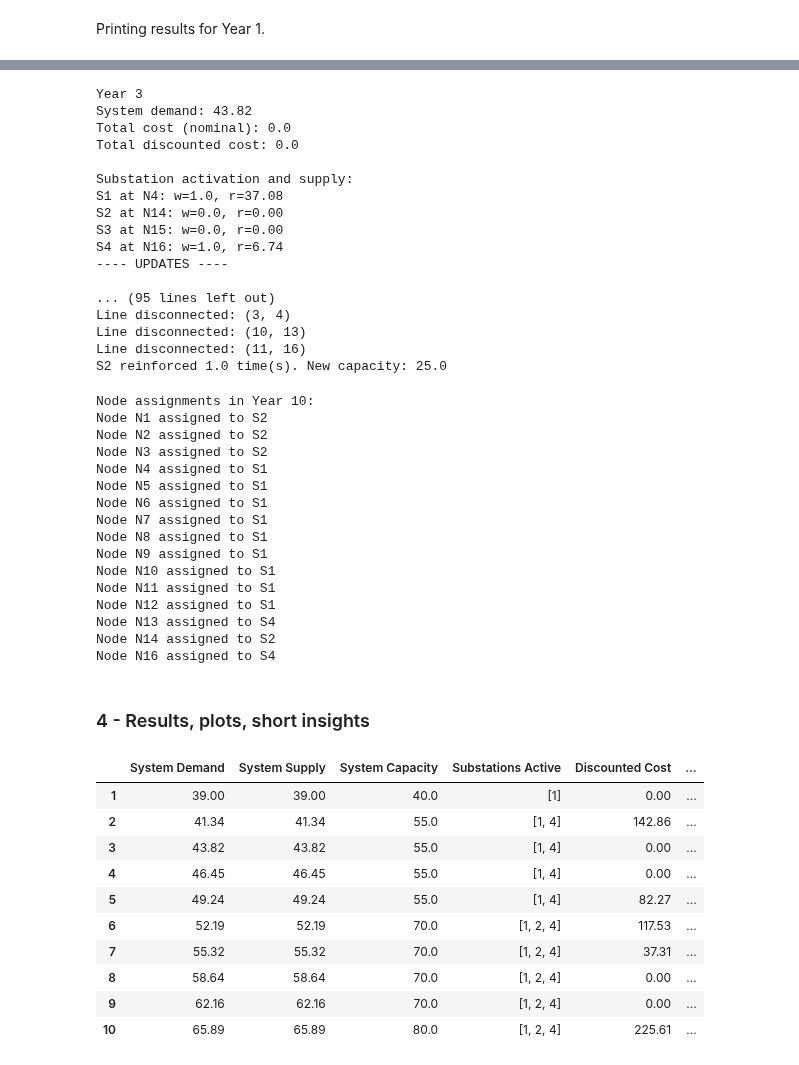
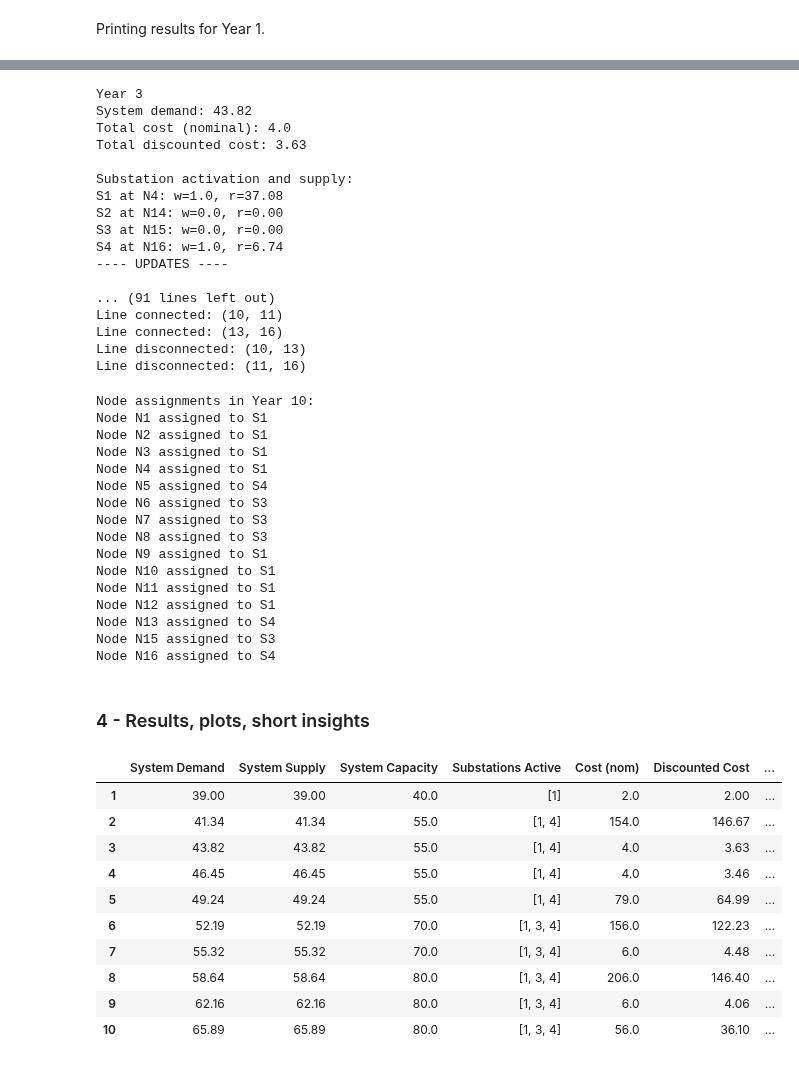
Before and after one commit to hubertprz/46750-optimization-assignment-2, a Jupyter notebook: model_1.ipynb, the cells around one changed output, grey strips where cells are left out. Saved outputs shown, nothing was run; the diff lists cells and outputs as text; code cells hidden in the pictures.

```diff
--- a/model_1.ipynb
+++ b/model_1.ipynb
@@ -232,6 +236,7 @@ For simplification purposes, the model does not take into account the capacity o
 # %% [markdown]
 ### 3 - Solve the optimization problem
 # %%
+C_OPEX = 2  # Operational cost per substation
 R = 10      # Size of a single capacity reinforcement
 B = 550     # Annual budget (nominal)
 dr = 0.05   # Discount rate
@@ -241,7 +246,7 @@ results = {} # Storing yearly results
 system_demand = {} # Also storing system demand (part of deterministic input)
 system_demand[1] = list(DistributionNetwork.load_capacity.values())
 
-solution = solve_network(DistributionNetwork, R, B, dr, Y, OutputFlag=1) # Solve
+solution = solve_network(DistributionNetwork, R, B, C_OPEX, dr, Y, OutputFlag=1) # Solve
 DistributionNetwork.update_initial_conditions(solution['w'], solution['x'], solution['z'], R)  # Update initial conditions for next time period
 results[f"Y{Y}"] = solution
 # %% [output]
@@ -299,7 +304,7 @@ for load, demand in DistributionNetwork.load_capacity.items():
 system_demand[2] = list(DistributionNetwork.load_capacity.values()) # Storing total system demand for Year 2
 # %%
 # Solving the problem
-solution_2 = solve_network(DistributionNetwork, R, B, dr, 2)
+solution_2 = solve_network(DistributionNetwork, R, B, C_OPEX, dr, 2)
 
 results[f"Y2"] = solution_2
 
@@ -331,8 +336,7 @@ for y in range(3,11,1):
         DistributionNetwork.load_capacity[load] = (1 + demand_rate) * demand    # Increase demand
     system_demand[y] = list(DistributionNetwork.load_capacity.values())
 
-    sol = solve_network(DistributionNetwork, R, B, dr, y)                       # Solve
-
+    sol = solve_network(DistributionNetwork, R, B, C_OPEX, dr, y)               # Solve
     results[f"Y{y}"] = sol                                                      # Store results
 
     print(f"\nYear {y}")
@@ -341,8 +345,8 @@ for y in range(3,11,1):
 # %% [output]
 Year 3
 System demand: 43.82
-Total cost (nominal): 0.0
-Total discounted cost: 0.0
+Total cost (nominal): 4.0
+Total discounted cost: 3.63
 
 Substation activation and supply:
 S1 at N4: w=1.0, r=37.08
@@ -351,11 +355,11 @@ S3 at N15: w=0.0, r=0.00
 S4 at N16: w=1.0, r=6.74
 ---- UPDATES ----
 
-... (95 lines left out)
-Line disconnected: (3, 4)
+... (91 lines left out)
+Line connected: (10, 11)
+Line connected: (13, 16)
 Line disconnected: (10, 13)
 Line disconnected: (11, 16)
-S2 reinforced 1.0 time(s). New capacity: 25.0
 # %%
 # Node assignment in Year 10
 S = list(np.arange(1, len(DistributionNetwork.SUBSTATIONS)+1))
@@ -367,50 +371,51 @@ for n in N:
             print(f"Node {DistributionNetwork.NODES[n-1]} assigned to {DistributionNetwork.SUBSTATIONS[s-1].id}")
 # %% [output]
 Node assignments in Year 10:
-Node N1 assigned to S2
-Node N2 assigned to S2
-Node N3 assigned to S2
+Node N1 assigned to S1
+Node N2 assigned to S1
+Node N3 assigned to S1
 Node N4 assigned to S1
-Node N5 assigned to S1
-Node N6 assigned to S1
-Node N7 assigned to S1
-Node N8 assigned to S1
+Node N5 assigned to S4
+Node N6 assigned to S3
+Node N7 assigned to S3
+Node N8 assigned to S3
 Node N9 assigned to S1
 Node N10 assigned to S1
 Node N11 assigned to S1
 Node N12 assigned to S1
 Node N13 assigned to S4
-Node N14 assigned to S2
+Node N15 assigned to S3
 Node N16 assigned to S4
 # %% [markdown]
 ### 4 - Results, plots, short insights
 # %%
 # Create a DataFrame
 years = np.arange(1, 11, 1) #[1, 2, ..., 10]
 
 results_df = pd.DataFrame({
     "System Demand": [round(sum(system_demand[y]), 2) for y in years],
     "System Supply": [round(sum(results[f"Y{y}"]['r'].values()), 2) for y in years],
     "System Capacity": [sum(results[f"Y{y}"]['P'].values()) for y in years],
     "Substations Active": [[s for s,w in results[f"Y{y}"]['w'].items() if w==1] for y in years],
+    "Cost (nom)": [round(results[f"Y{y}"]['cost'], 2) for y in years],
     "Discounted Cost": [round(results[f"Y{y}"]['objective'], 2) for y in years]
 }, index=years)
 
 results_df['Cumulative D. Cost'] = results_df['Discounted Cost'].cumsum()
 
 results_df
 # %% [output]
-|  | System Demand | System Supply | System Capacity | Substations Active | Discounted Cost | ... |
-| 1 | 39.00 | 39.00 | 40.0 | [1] | 0.00 | ... |
-| 2 | 41.34 | 41.34 | 55.0 | [1, 4] | 142.86 | ... |
-| 3 | 43.82 | 43.82 | 55.0 | [1, 4] | 0.00 | ... |
-| 4 | 46.45 | 46.45 | 55.0 | [1, 4] | 0.00 | ... |
-| 5 | 49.24 | 49.24 | 55.0 | [1, 4] | 82.27 | ... |
-| 6 | 52.19 | 52.19 | 70.0 | [1, 2, 4] | 117.53 | ... |
-| 7 | 55.32 | 55.32 | 70.0 | [1, 2, 4] | 37.31 | ... |
-| 8 | 58.64 | 58.64 | 70.0 | [1, 2, 4] | 0.00 | ... |
-| 9 | 62.16 | 62.16 | 70.0 | [1, 2, 4] | 0.00 | ... |
-| 10 | 65.89 | 65.89 | 80.0 | [1, 2, 4] | 225.61 | ... |
+|  | System Demand | System Supply | System Capacity | Substations Active | Cost (nom) | Discounted Cost | ... |
+| 1 | 39.00 | 39.00 | 40.0 | [1] | 2.0 | 2.00 | ... |
+| 2 | 41.34 | 41.34 | 55.0 | [1, 4] | 154.0 | 146.67 | ... |
+| 3 | 43.82 | 43.82 | 55.0 | [1, 4] | 4.0 | 3.63 | ... |
+| 4 | 46.45 | 46.45 | 55.0 | [1, 4] | 4.0 | 3.46 | ... |
+| 5 | 49.24 | 49.24 | 55.0 | [1, 4] | 79.0 | 64.99 | ... |
+| 6 | 52.19 | 52.19 | 70.0 | [1, 3, 4] | 156.0 | 122.23 | ... |
+| 7 | 55.32 | 55.32 | 70.0 | [1, 3, 4] | 6.0 | 4.48 | ... |
+| 8 | 58.64 | 58.64 | 80.0 | [1, 3, 4] | 206.0 | 146.40 | ... |
+| 9 | 62.16 | 62.16 | 80.0 | [1, 3, 4] | 6.0 | 4.06 | ... |
+| 10 | 65.89 | 65.89 | 80.0 | [1, 3, 4] | 56.0 | 36.10 | ... |
 # %%
 plt.figure(figsize=(8, 5))
 plt.plot(results_df.index, results_df['Cumulative D. Cost'], marker='o', markersize=4, linewidth=2, color='tab:orange')
```
Also changed, not shown: parts of 7 cells of this notebook, 2 other files.
